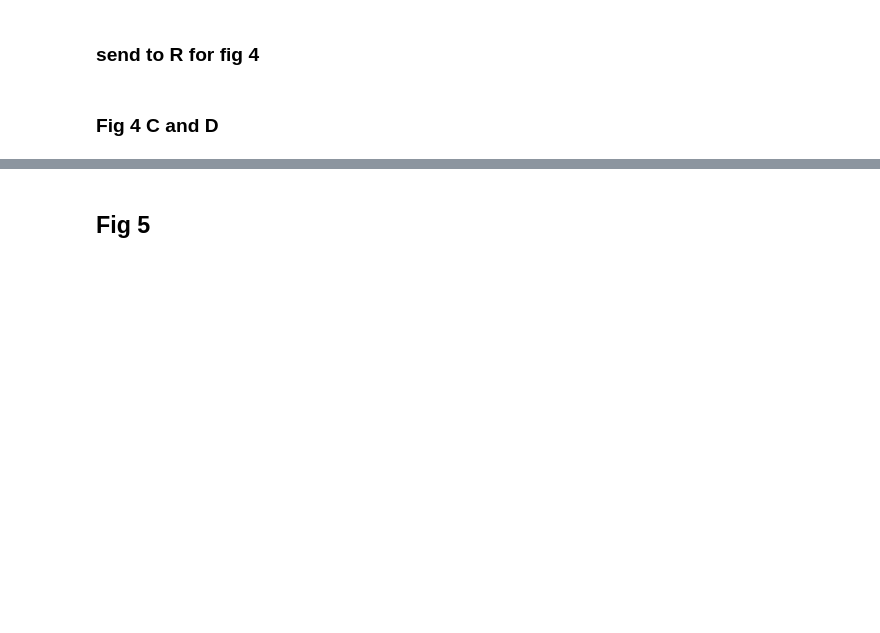
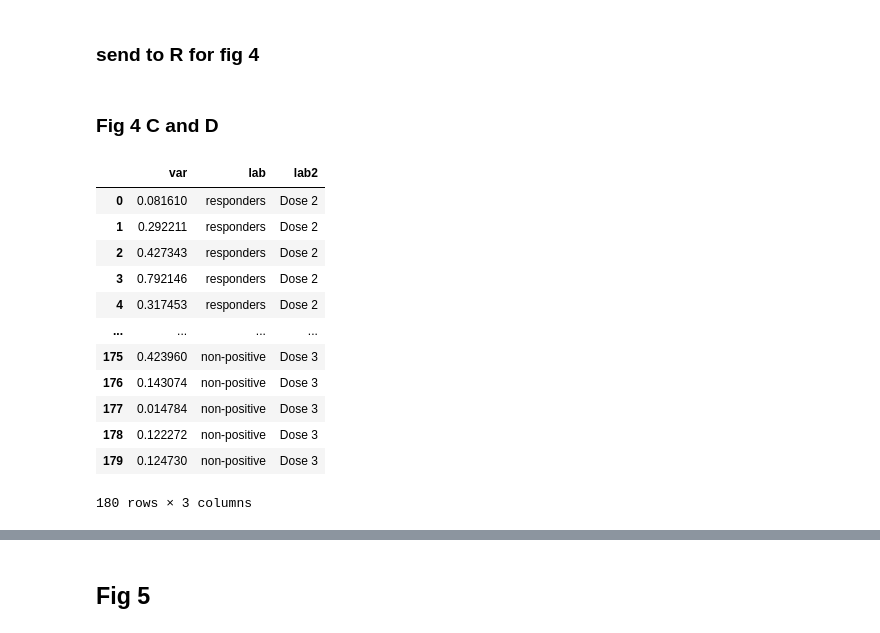
Before and after one commit to rafael-veiga/immunological_covid, a Jupyter notebook: figs.ipynb, the cells around one changed output, grey strips where cells are left out. Cells and saved outputs as stored; diff of their text form; code cells hidden in the pictures; blank space fills up the shorter version.

```diff
--- a/figs.ipynb
+++ b/figs.ipynb
@@ -462,0 +519,16 @@ d3_p.to_csv(fold + "/data_aux/heat_d3_p.csv",index=False)
+# %%
+banco
+# %% [output]
+|  | var | lab | lab2 |
+| 0 | 0.081610 | responders | Dose 2 |
+| 1 | 0.292211 | responders | Dose 2 |
+| 2 | 0.427343 | responders | Dose 2 |
+| 3 | 0.792146 | responders | Dose 2 |
+| 4 | 0.317453 | responders | Dose 2 |
+| ... | ... | ... | ... |
+| 175 | 0.423960 | non-positive | Dose 3 |
+| 176 | 0.143074 | non-positive | Dose 3 |
+| 177 | 0.014784 | non-positive | Dose 3 |
+| 178 | 0.122272 | non-positive | Dose 3 |
+| 179 | 0.124730 | non-positive | Dose 3 |
+180 rows × 3 columns
```
Also changed, not shown: parts of 9 cells of this notebook, 1 other file.
